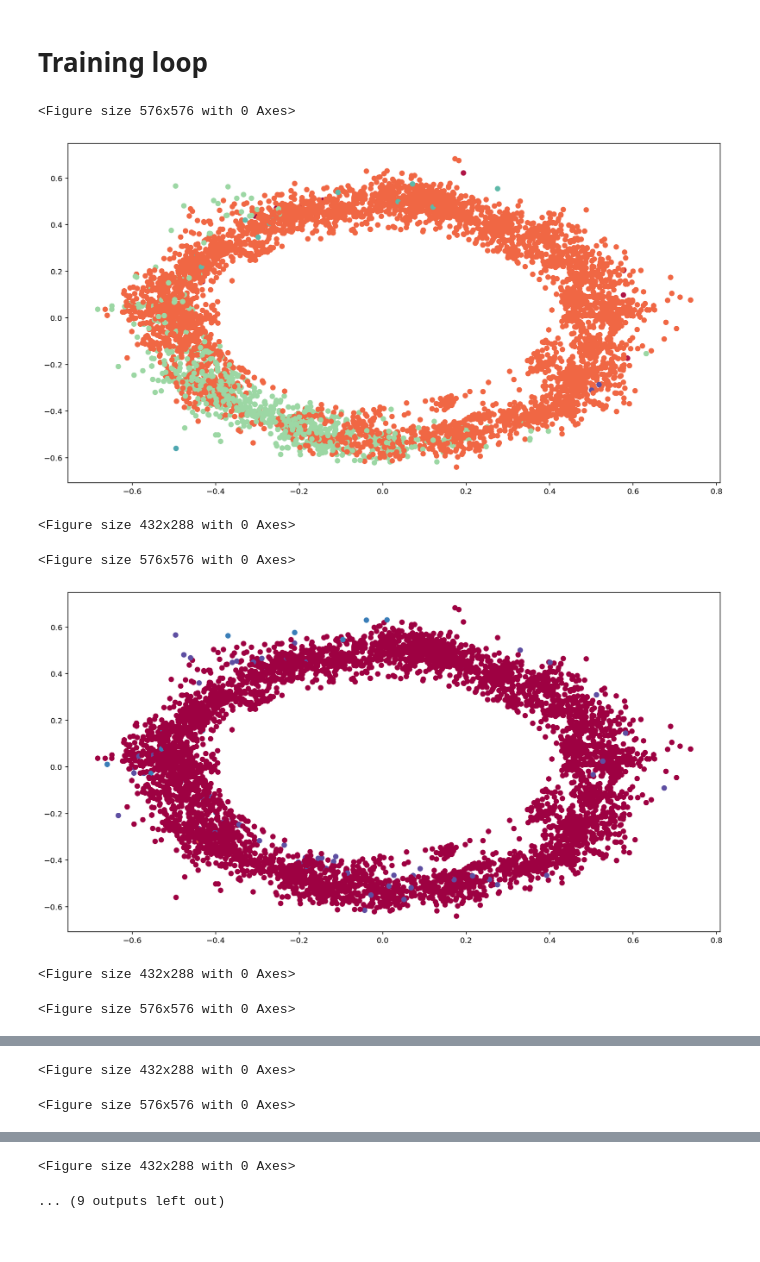
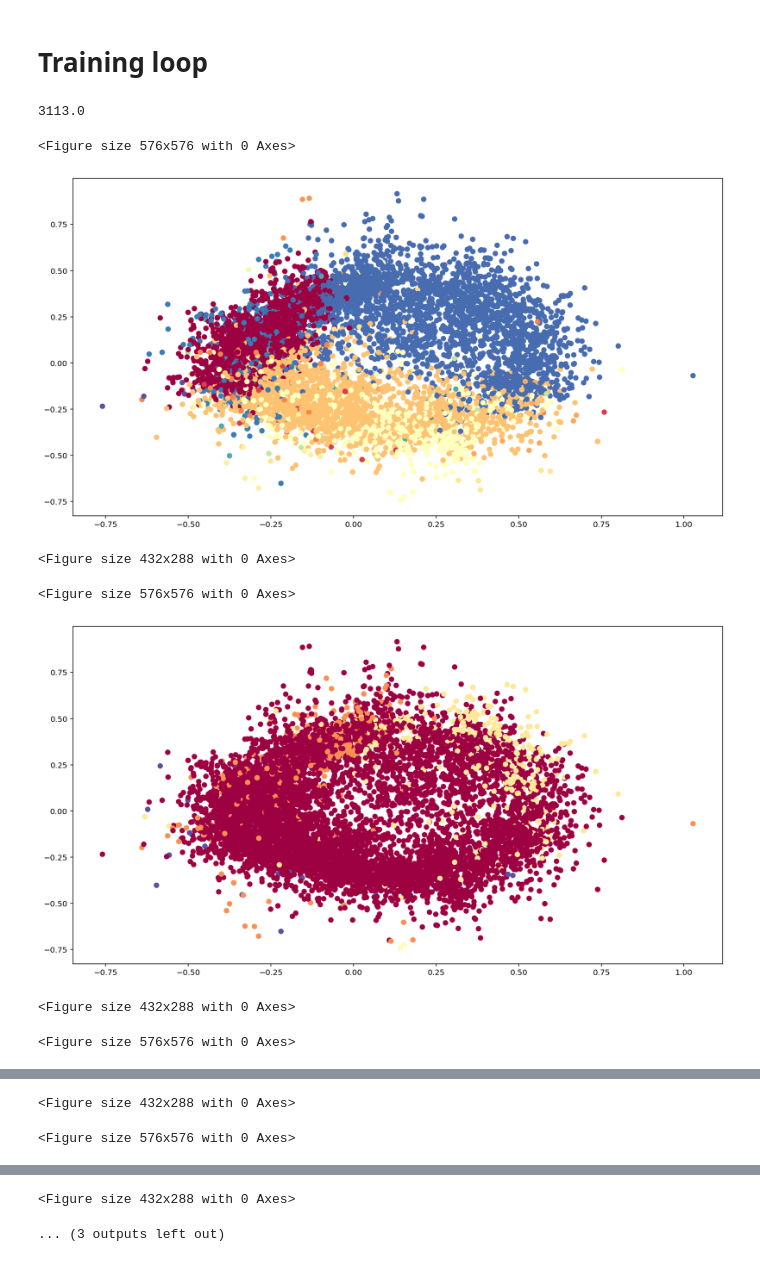
Before and after one commit to CS-433/cs-433-project-2-mllovers, a Jupyter notebook: GMM_on_pitches.ipynb, the cells around one changed output, grey strips where cells are left out. Drawn from its saved outputs; the diff is of its cells as text; code cells hidden in the pictures.

```diff
--- a/GMM_on_pitches.ipynb
+++ b/GMM_on_pitches.ipynb
@@ -189,33 +189,47 @@ data = prepare_data()
+# %%
+data = torch.load('slice_data.pt').type(dtype)
+# data = data[torch.randperm(data.shape[0])]
+# data.requires_grad = True
+# %%
+data.shape[0] / 4 / 7
+# %% [output]
+3113.0
 # %%
 ITERS = 1000
 NUM_CLUSTERS = 40
 SPARSITY = 10
+BATCH_SIZE = 3113
 model = GaussianMixture(NUM_CLUSTERS, sparsity=SPARSITY, D=data.shape[1])
 optimizer = torch.optim.Adam(model.parameters(), lr=.1)
 scheduler =  torch.optim.lr_scheduler.MultiStepLR(optimizer, [200])
 loss = np.zeros(ITERS)
 
+
 for it in range(ITERS):
+    cost = 0
     optimizer.zero_grad()  # Reset the gradients (PyTorch syntax...).
-    cost = model.neglog_likelihood(data)  # Cost to minimize.
+
+    for i in range(int(data.shape[0] / BATCH_SIZE)):
+      cost += model.neglog_likelihood(data[BATCH_SIZE * i: BATCH_SIZE * (i+1)])  # Cost to minimize.
+
     cost.backward()  # Backpropagate to compute the gradient.
     optimizer.step()
     scheduler.step()
     loss[it] = cost.data.cpu().numpy()
 
-    if it in [0, 10, 100, 250, 500, 750, 999]:
+    if it in [0, 10, 100, 500, 999]:
         plt.pause(.01)
         plt.figure(figsize=(8,8))
-        model.plot_clusters(data)
+        model.plot_clusters(data[::10])
         # plt.title('Density, iteration ' + str(it), fontsize=20)
         # plt.axis("equal")  ; plt.axis([0,1,0,1])
         plt.tight_layout()
         plt.pause(.01)
 # %% [output]
 <Figure size 576x576 with 0 Axes>
-[figure, old version]
+[figure, new version]
 <Figure size 432x288 with 0 Axes>
 <Figure size 576x576 with 0 Axes>
-[figure, old version]
+[figure, new version]
 <Figure size 432x288 with 0 Axes>
 <Figure size 576x576 with 0 Axes>
@@ -226,5 +240,5 @@ for it in range(ITERS):
 <Figure size 432x288 with 0 Axes>
-... (9 outputs left out)
+... (3 outputs left out)
 # %%
 plt.figure()
 plt.plot(loss)
```
Also changed, not shown: parts of 6 cells of this notebook.
